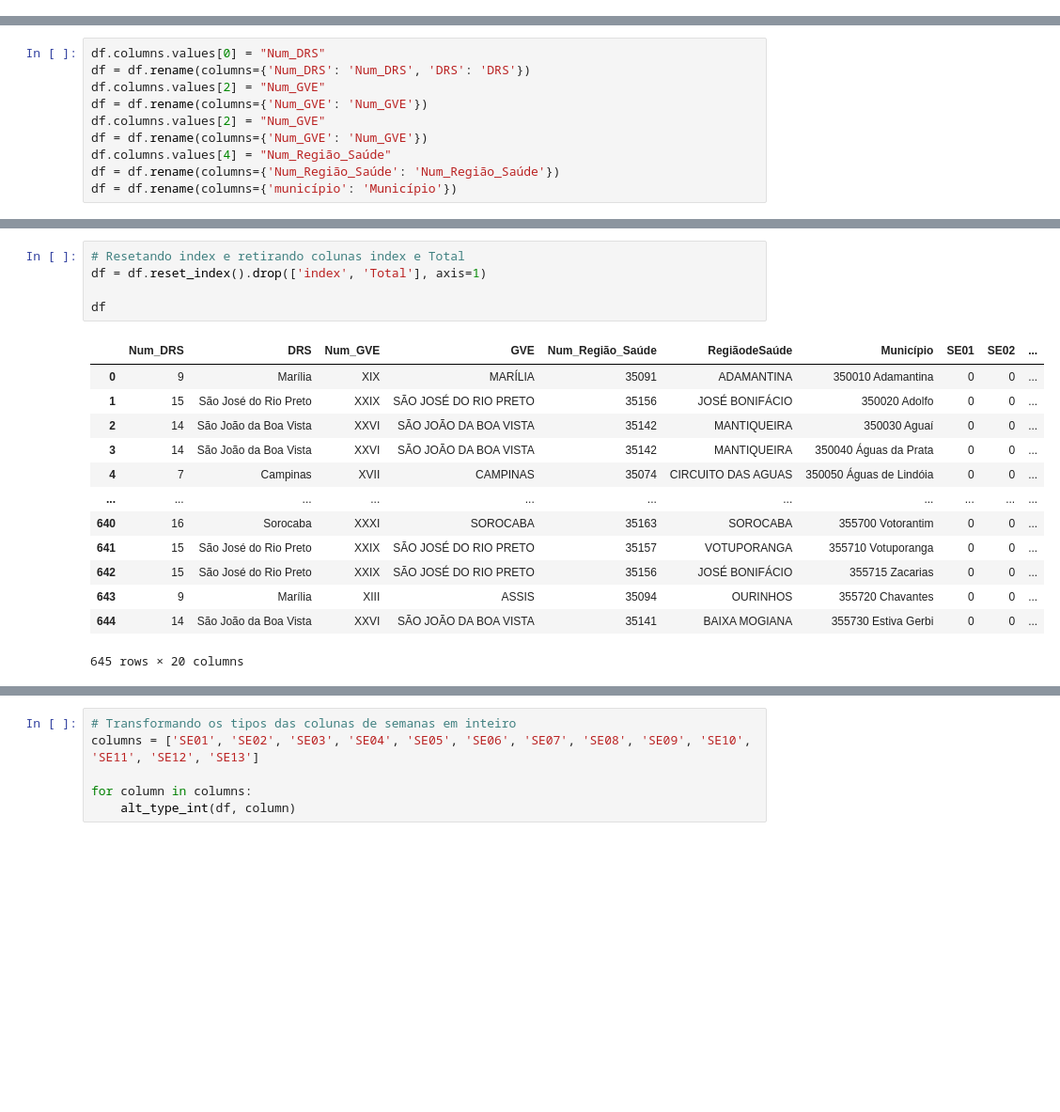
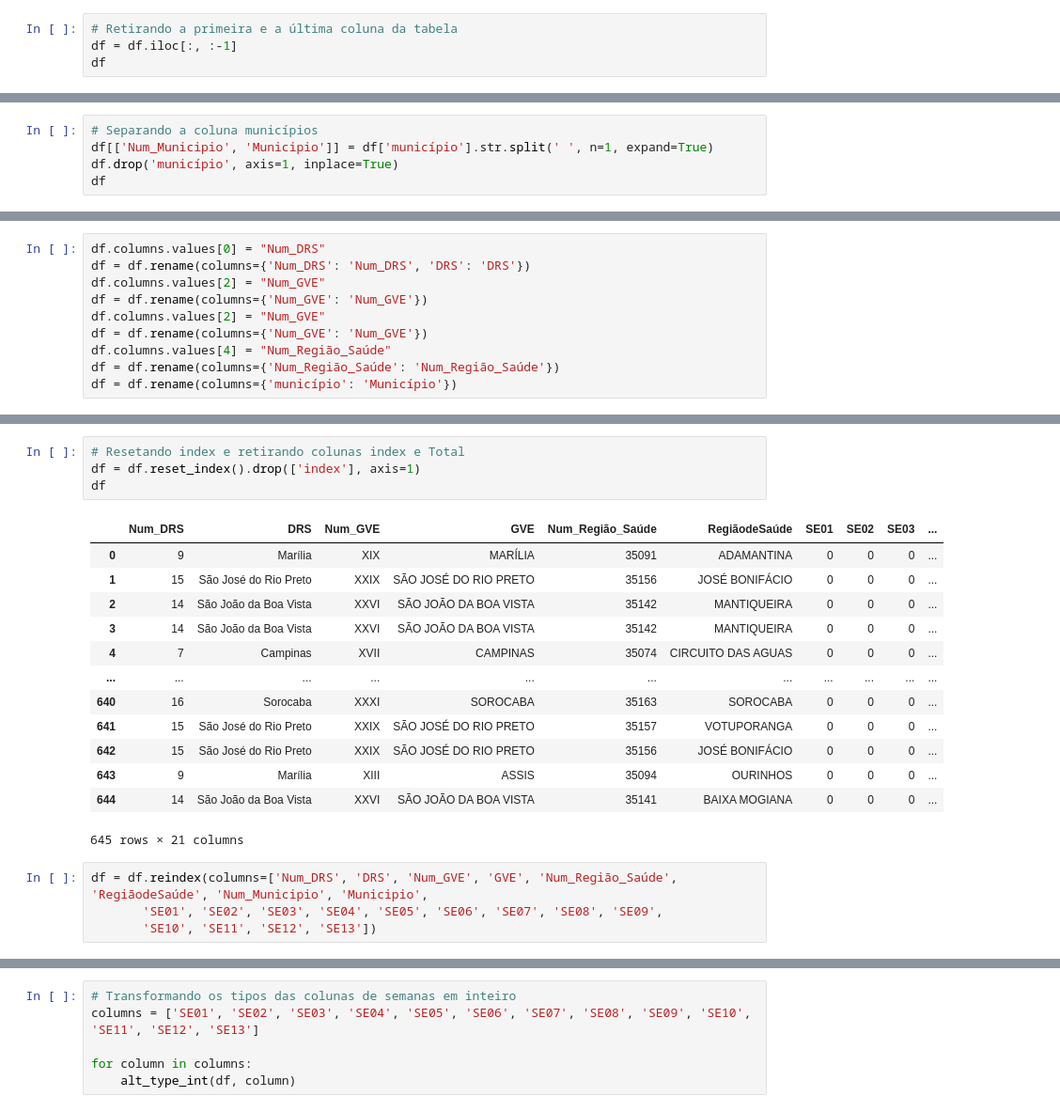
Before and after one commit to liliansom/Chikungunya, a Jupyter notebook: Tratamento_dados.ipynb, the cells around one changed output, grey strips where cells are left out. Shown at 94% size. Saved outputs shown, nothing was run; the diff lists cells and outputs as text; blank space fills up the shorter version.

```diff
--- a/Tratamento_dados.ipynb
+++ b/Tratamento_dados.ipynb
@@ -104,3 +103,7 @@ df
 | 646 | 9 | Marília | XIII | ASSIS | 35094 | OURINHOS | 355720 Chavantes | 0 | 0 | ... |
 | 647 | 14 | São João da Boa Vista | XXVI | SÃO JOÃO DA BOA VISTA | 35141 | BAIXA MOGIANA | 355730 Estiva Gerbi | 0 | 0 | ... |
 645 rows × 21 columns
+# %%
+# Retirando a primeira e a última coluna da tabela
+df = df.iloc[:, :-1]
+df
@@ -106,0 +124,5 @@ df
+# %%
+# Separando a coluna municípios
+df[['Num_Municipio', 'Municipio']] = df['município'].str.split(' ', n=1, expand=True)
+df.drop('município', axis=1, inplace=True)
+df
@@ -141,22 +184,25 @@ df
 # %%
 # Resetando index e retirando colunas index e Total
-df = df.reset_index().drop(['index', 'Total'], axis=1)
-
+df = df.reset_index().drop(['index'], axis=1)
 df
 # %% [output]
-|  | Num_DRS | DRS | Num_GVE | GVE | Num_Região_Saúde | RegiãodeSaúde | Município | SE01 | SE02 | ... |
-| 0 | 9 | Marília | XIX | MARÍLIA | 35091 | ADAMANTINA | 350010 Adamantina | 0 | 0 | ... |
-| 1 | 15 | São José do Rio Preto | XXIX | SÃO JOSÉ DO RIO PRETO | 35156 | JOSÉ BONIFÁCIO | 350020 Adolfo | 0 | 0 | ... |
-| 2 | 14 | São João da Boa Vista | XXVI | SÃO JOÃO DA BOA VISTA | 35142 | MANTIQUEIRA | 350030 Aguaí | 0 | 0 | ... |
-| 3 | 14 | São João da Boa Vista | XXVI | SÃO JOÃO DA BOA VISTA | 35142 | MANTIQUEIRA | 350040 Águas da Prata | 0 | 0 | ... |
-| 4 | 7 | Campinas | XVII | CAMPINAS | 35074 | CIRCUITO DAS AGUAS | 350050 Águas de Lindóia | 0 | 0 | ... |
+|  | Num_DRS | DRS | Num_GVE | GVE | Num_Região_Saúde | RegiãodeSaúde | SE01 | SE02 | SE03 | ... |
+| 0 | 9 | Marília | XIX | MARÍLIA | 35091 | ADAMANTINA | 0 | 0 | 0 | ... |
+| 1 | 15 | São José do Rio Preto | XXIX | SÃO JOSÉ DO RIO PRETO | 35156 | JOSÉ BONIFÁCIO | 0 | 0 | 0 | ... |
+| 2 | 14 | São João da Boa Vista | XXVI | SÃO JOÃO DA BOA VISTA | 35142 | MANTIQUEIRA | 0 | 0 | 0 | ... |
+| 3 | 14 | São João da Boa Vista | XXVI | SÃO JOÃO DA BOA VISTA | 35142 | MANTIQUEIRA | 0 | 0 | 0 | ... |
+| 4 | 7 | Campinas | XVII | CAMPINAS | 35074 | CIRCUITO DAS AGUAS | 0 | 0 | 0 | ... |
 | ... | ... | ... | ... | ... | ... | ... | ... | ... | ... | ... |
-| 640 | 16 | Sorocaba | XXXI | SOROCABA | 35163 | SOROCABA | 355700 Votorantim | 0 | 0 | ... |
-| 641 | 15 | São José do Rio Preto | XXIX | SÃO JOSÉ DO RIO PRETO | 35157 | VOTUPORANGA | 355710 Votuporanga | 0 | 0 | ... |
-| 642 | 15 | São José do Rio Preto | XXIX | SÃO JOSÉ DO RIO PRETO | 35156 | JOSÉ BONIFÁCIO | 355715 Zacarias | 0 | 0 | ... |
-| 643 | 9 | Marília | XIII | ASSIS | 35094 | OURINHOS | 355720 Chavantes | 0 | 0 | ... |
-| 644 | 14 | São João da Boa Vista | XXVI | SÃO JOÃO DA BOA VISTA | 35141 | BAIXA MOGIANA | 355730 Estiva Gerbi | 0 | 0 | ... |
+| 640 | 16 | Sorocaba | XXXI | SOROCABA | 35163 | SOROCABA | 0 | 0 | 0 | ... |
+| 641 | 15 | São José do Rio Preto | XXIX | SÃO JOSÉ DO RIO PRETO | 35157 | VOTUPORANGA | 0 | 0 | 0 | ... |
+| 642 | 15 | São José do Rio Preto | XXIX | SÃO JOSÉ DO RIO PRETO | 35156 | JOSÉ BONIFÁCIO | 0 | 0 | 0 | ... |
+| 643 | 9 | Marília | XIII | ASSIS | 35094 | OURINHOS | 0 | 0 | 0 | ... |
+| 644 | 14 | São João da Boa Vista | XXVI | SÃO JOÃO DA BOA VISTA | 35141 | BAIXA MOGIANA | 0 | 0 | 0 | ... |
-645 rows × 20 columns
+645 rows × 21 columns
+# %%
+df = df.reindex(columns=['Num_DRS', 'DRS', 'Num_GVE', 'GVE', 'Num_Região_Saúde', 'RegiãodeSaúde', 'Num_Municipio', 'Municipio',
+       'SE01', 'SE02', 'SE03', 'SE04', 'SE05', 'SE06', 'SE07', 'SE08', 'SE09',
+       'SE10', 'SE11', 'SE12', 'SE13'])
 # %%
 # Verificando nomes das colunas
 df.columns
```
Also changed, not shown: parts of 15 cells of this notebook.
